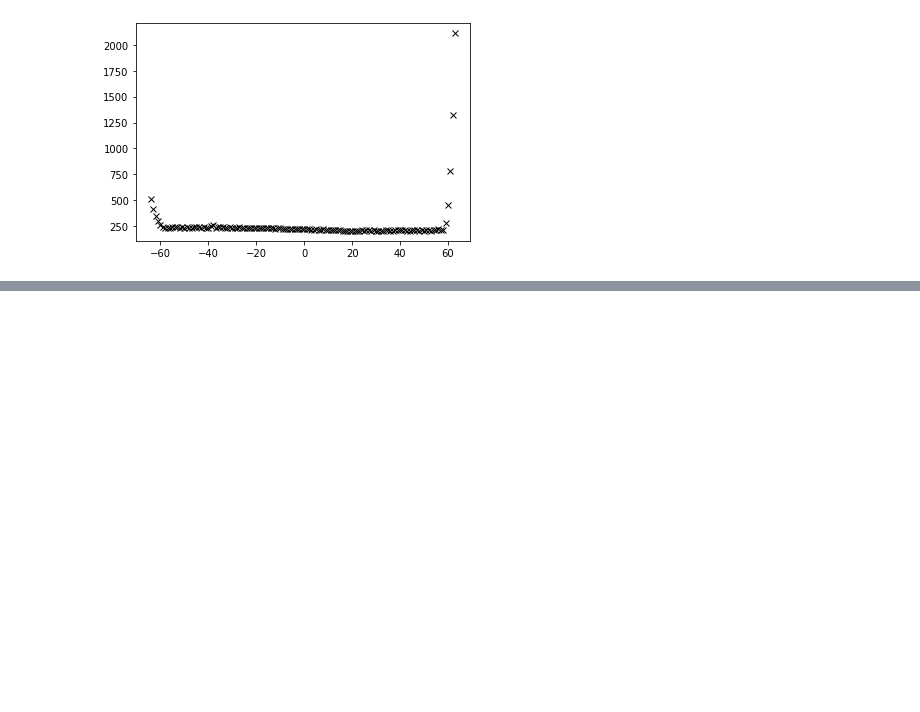
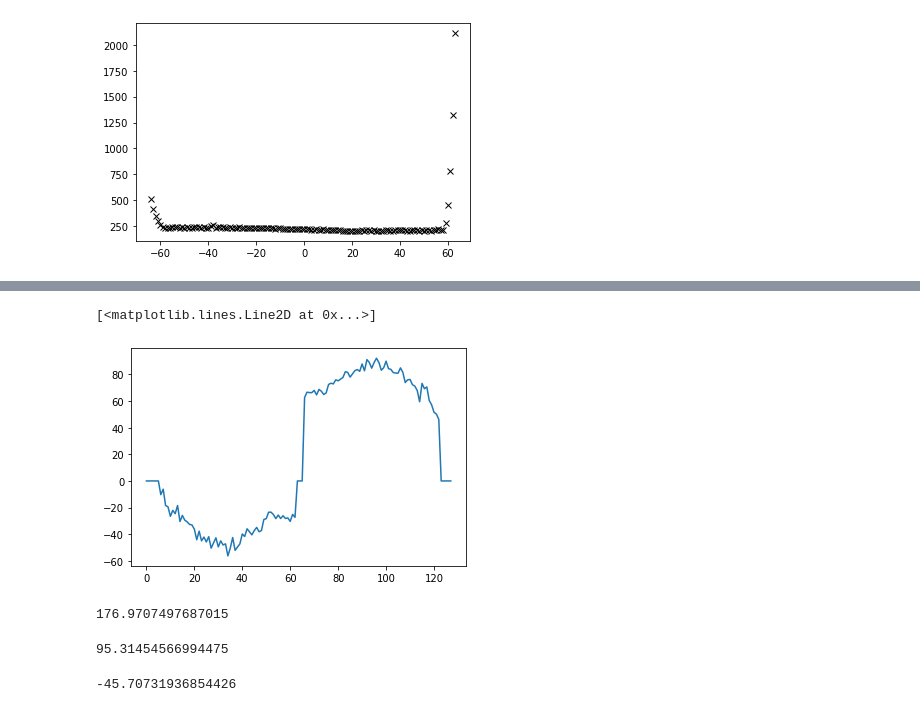
Before and after one commit to ucsdwcsng/WiWi-ESP-Firmware, a Jupyter notebook: Data_Processing/test_plot.ipynb, the cells around one changed output, grey strips where cells are left out. Saved outputs shown, nothing was run; the diff lists cells and outputs as text; code cells hidden in the pictures; blank space fills up the shorter version.

```diff
--- a/Data_Processing/test_plot.ipynb
+++ b/Data_Processing/test_plot.ipynb
@@ -1113,0 +1404,22 @@ plt.plot(SubChannel, yy2[packet]-yy1[packet], 'kx')
+# %%
+def adjust_phase(phase_values):
+    """Adjust phase values to lie within the range [-180, 180]."""
+    return (phase_values + 180) % 360 - 180
+
+
+def shift_to_within_90(reference, to_adjust):
+    """Shift the phase values of the second array to be within ±90 of the first array."""
+    difference = adjust_phase(to_adjust - reference)
+
+    # While there are differences outside the range [-90, 90], adjust the values
+    while abs(difference) > 90 :
+        if difference > 90:
+            to_adjust -= 180
+        elif difference < -90:
+            to_adjust += 180
+        difference = adjust_phase(to_adjust - reference)
+
+    return adjust_phase(to_adjust)
+
+
+adjusted_p2 = shift_to_within_90(np.mean(PhaseSubShiftHigh1[1,6:55]), np.mean(PhaseSubShiftHigh1[1,66:115]))
@@ -1113,0 +1430,4 @@ plt.plot(SubChannel, yy2[packet]-yy1[packet], 'kx')
+# %%
+PhaseSubShiftHigh1[1, 66:123] += ((adjusted_p2+1)//90)*90
+# %%
+PhaseSubShiftHigh1[1, 66:123] += ((adjusted_p2)//90)*90
@@ -1113,0 +1438,15 @@ plt.plot(SubChannel, yy2[packet]-yy1[packet], 'kx')
+# %%
+plt.plot(PhaseSubShiftHigh1[1])
+# %% [output]
+[<matplotlib.lines.Line2D at 0x...>]
+[figure, added]
+# %%
+difference
+# %% [output]
+176.9707497687015
+# %%
+print(PhaseSubShiftHigh2[11, 100] )
+(PhaseSubShiftHigh2[11, 30])
+# %% [output]
+95.31454566994475
+-45.70731936854426
```
Also changed, not shown: parts of 14 cells of this notebook, 45 other files.
